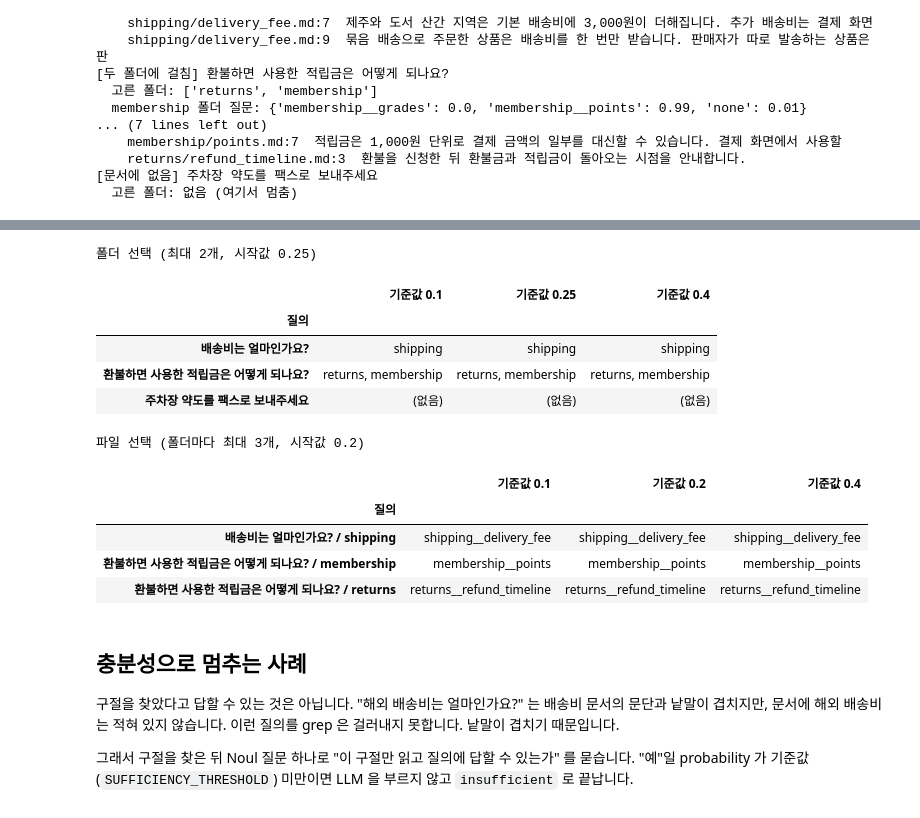
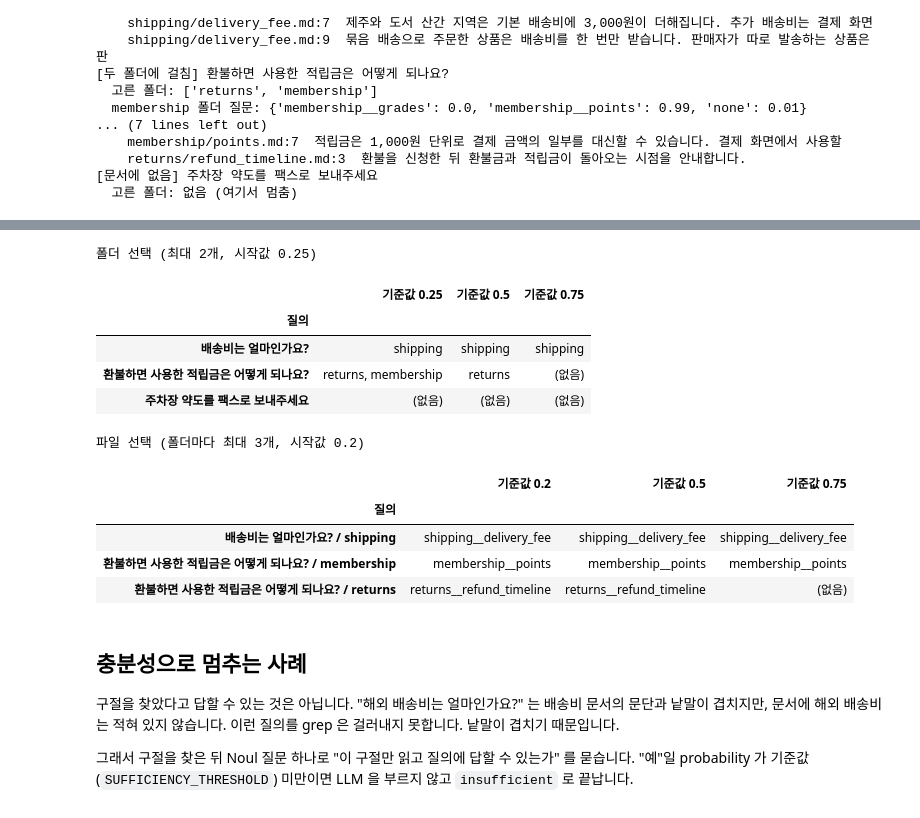
Before and after one commit to teddylee777/fastcampus-jev, a Jupyter notebook: notebooks/12-문서-RAG.ipynb, the cells around one changed output, grey strips where cells are left out. Drawn from its saved outputs; the diff is of its cells as text; code cells hidden in the pictures.

```diff
--- a/notebooks/12-문서-RAG.ipynb
+++ b/notebooks/12-문서-RAG.ipynb
@@ -205,22 +213,22 @@ for sample in SAMPLE_QUERIES:
 # %%
 def threshold_table(probabilities_by_query, thresholds, limit):
     rows = []
     for query, probabilities in probabilities_by_query.items():
         row = {"질의": query}
         for threshold in thresholds:
             picked = select_labels(probabilities, threshold, limit)
             row[f"기준값 {threshold}"] = ", ".join(picked) or "(없음)"
         rows.append(row)
     return pd.DataFrame(rows).set_index("질의")
 
 print(f"폴더 선택 (최대 {MAX_FOLDERS}개, 시작값 {FOLDER_THRESHOLD})")
-threshold_table(folder_probabilities, [0.1, 0.25, 0.4], MAX_FOLDERS)
+threshold_table(folder_probabilities, [0.25, 0.5, 0.75], MAX_FOLDERS)
 # %% [output]
 폴더 선택 (최대 2개, 시작값 0.25)
-|  | 기준값 0.1 | 기준값 0.25 | 기준값 0.4 |
+|  | 기준값 0.25 | 기준값 0.5 | 기준값 0.75 |
 | 질의 |  |  |  |
 | 배송비는 얼마인가요? | shipping | shipping | shipping |
-| 환불하면 사용한 적립금은 어떻게 되나요? | returns, membership | returns, membership | returns, membership |
+| 환불하면 사용한 적립금은 어떻게 되나요? | returns, membership | returns | (없음) |
 | 주차장 약도를 팩스로 보내주세요 | (없음) | (없음) | (없음) |
 # %%
 print(f"파일 선택 (폴더마다 최대 {MAX_FILES}개, 시작값 {FILE_THRESHOLD})")
@@ -229,14 +237,14 @@ file_threshold_rows = {
     for query, by_folder in file_probabilities.items()
     for folder, probabilities in by_folder.items()
 }
-threshold_table(file_threshold_rows, [0.1, 0.2, 0.4], MAX_FILES)
+threshold_table(file_threshold_rows, [0.2, 0.5, 0.75], MAX_FILES)
 # %% [output]
 파일 선택 (폴더마다 최대 3개, 시작값 0.2)
-|  | 기준값 0.1 | 기준값 0.2 | 기준값 0.4 |
+|  | 기준값 0.2 | 기준값 0.5 | 기준값 0.75 |
 | 질의 |  |  |  |
 | 배송비는 얼마인가요? / shipping | shipping__delivery_fee | shipping__delivery_fee | shipping__delivery_fee |
 | 환불하면 사용한 적립금은 어떻게 되나요? / membership | membership__points | membership__points | membership__points |
-| 환불하면 사용한 적립금은 어떻게 되나요? / returns | returns__refund_timeline | returns__refund_timeline | returns__refund_timeline |
+| 환불하면 사용한 적립금은 어떻게 되나요? / returns | returns__refund_timeline | returns__refund_timeline | (없음) |
 # %% [markdown]
 ## 충분성으로 멈추는 사례
 
```
Also changed, not shown: parts of 12 cells of this notebook, 5 other files.
